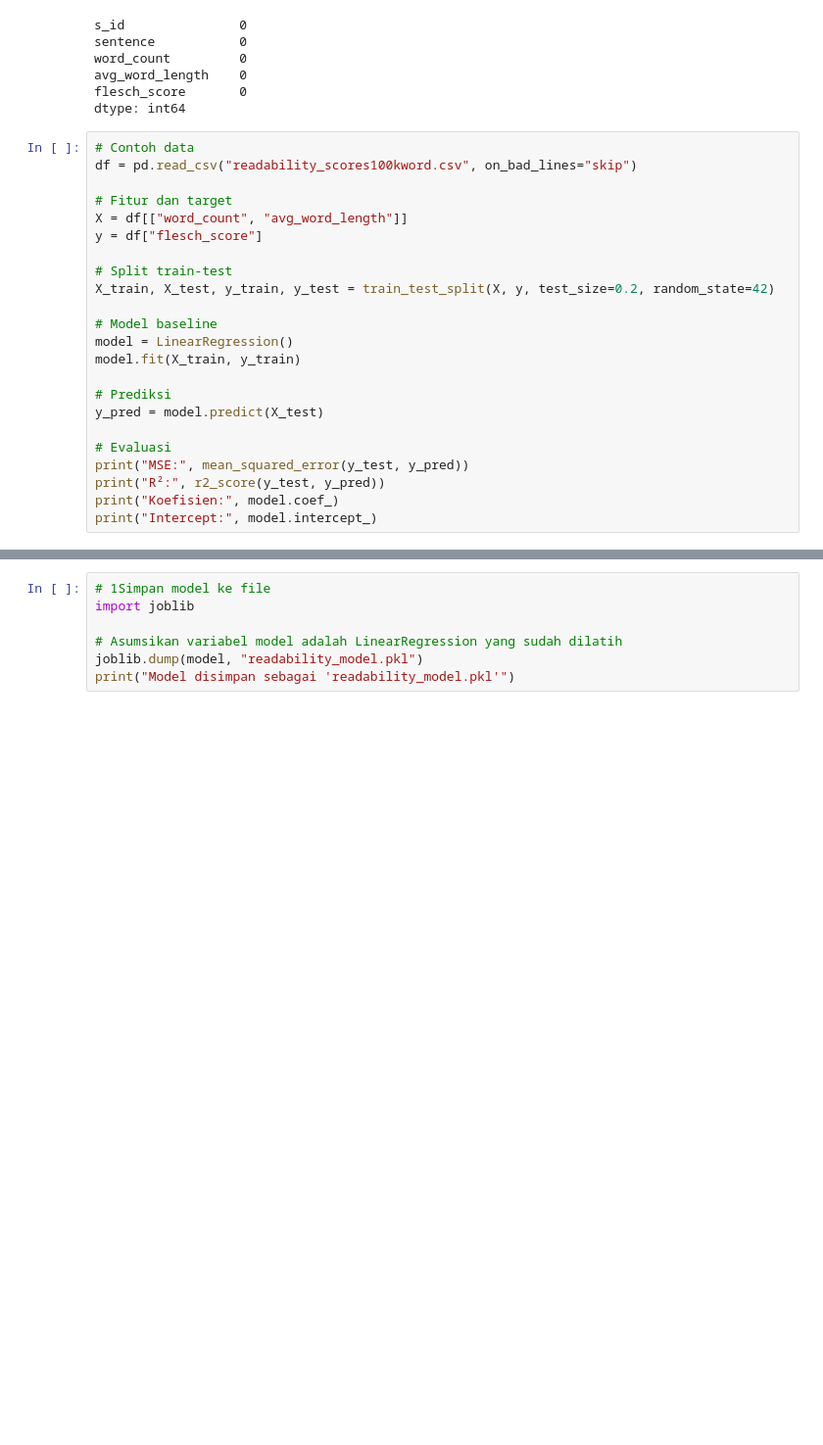
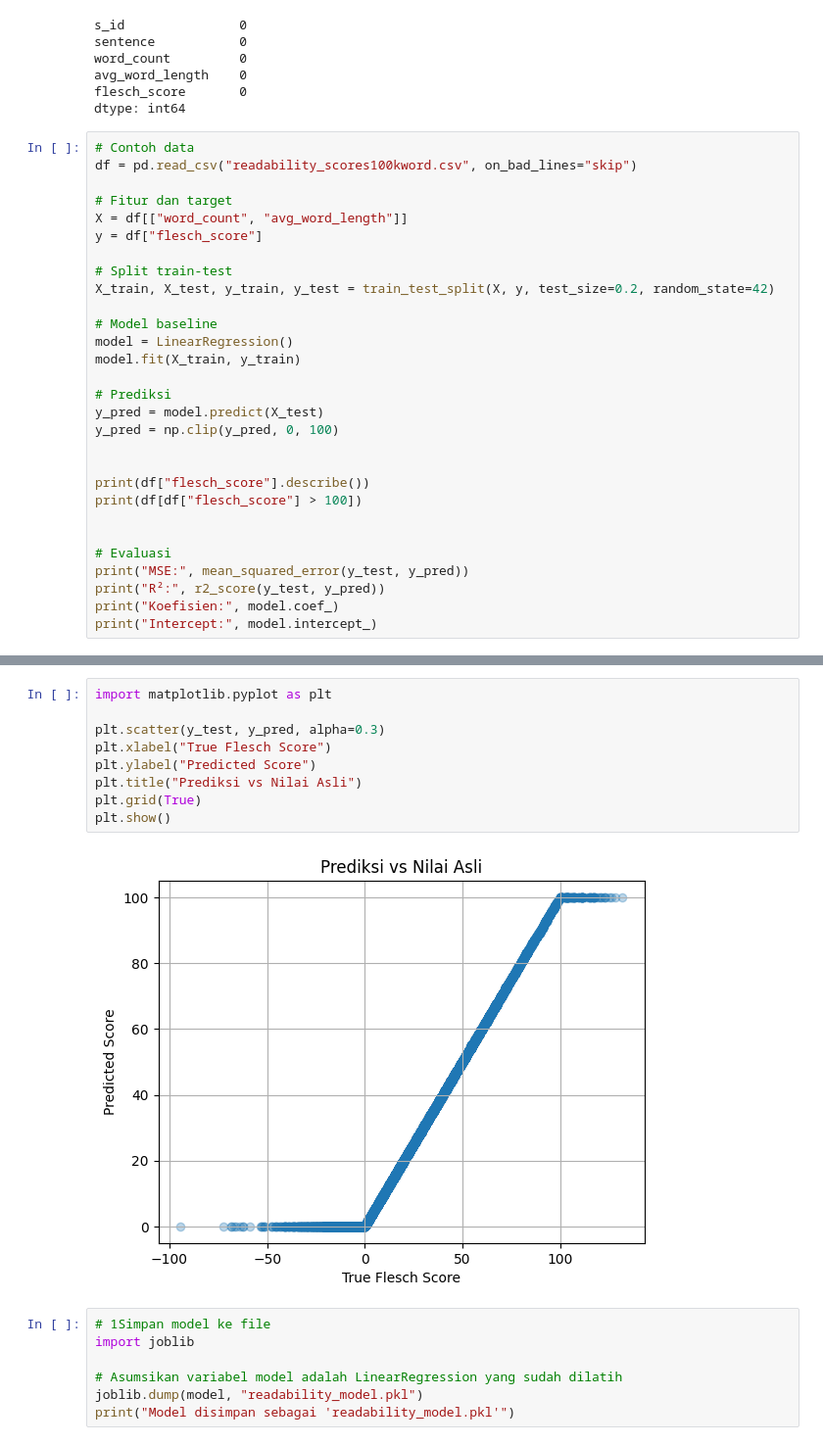
Before and after one commit to ProfDARA/proyek-inkspire, a Jupyter notebook: corpus/test.ipynb, the cells around one changed output, grey strips where cells are left out. Shown at 98% size. Cells and saved outputs as stored; diff of their text form; blank space fills up the shorter version.

```diff
--- a/corpus/test.ipynb
+++ b/corpus/test.ipynb
@@ -43,6 +44,12 @@ model.fit(X_train, y_train)
 
 # Prediksi
 y_pred = model.predict(X_test)
+y_pred = np.clip(y_pred, 0, 100)
+
+
+print(df["flesch_score"].describe())
+print(df[df["flesch_score"] > 100])
+
 
 # Evaluasi
 print("MSE:", mean_squared_error(y_test, y_pred))
@@ -55,5 +75,16 @@ R²: 0.9999902275572128
 Koefisien: [ -1.01529796 -28.20058629]
 Intercept: 206.85036992207085
+# %%
+import matplotlib.pyplot as plt
+
+plt.scatter(y_test, y_pred, alpha=0.3)
+plt.xlabel("True Flesch Score")
+plt.ylabel("Predicted Score")
+plt.title("Prediksi vs Nilai Asli")
+plt.grid(True)
+plt.show()
+# %% [output]
+[figure, added]
 # %%
 # 1Simpan model ke file
 import joblib
```
Also changed, not shown: parts of 3 cells of this notebook, 3 other files.
